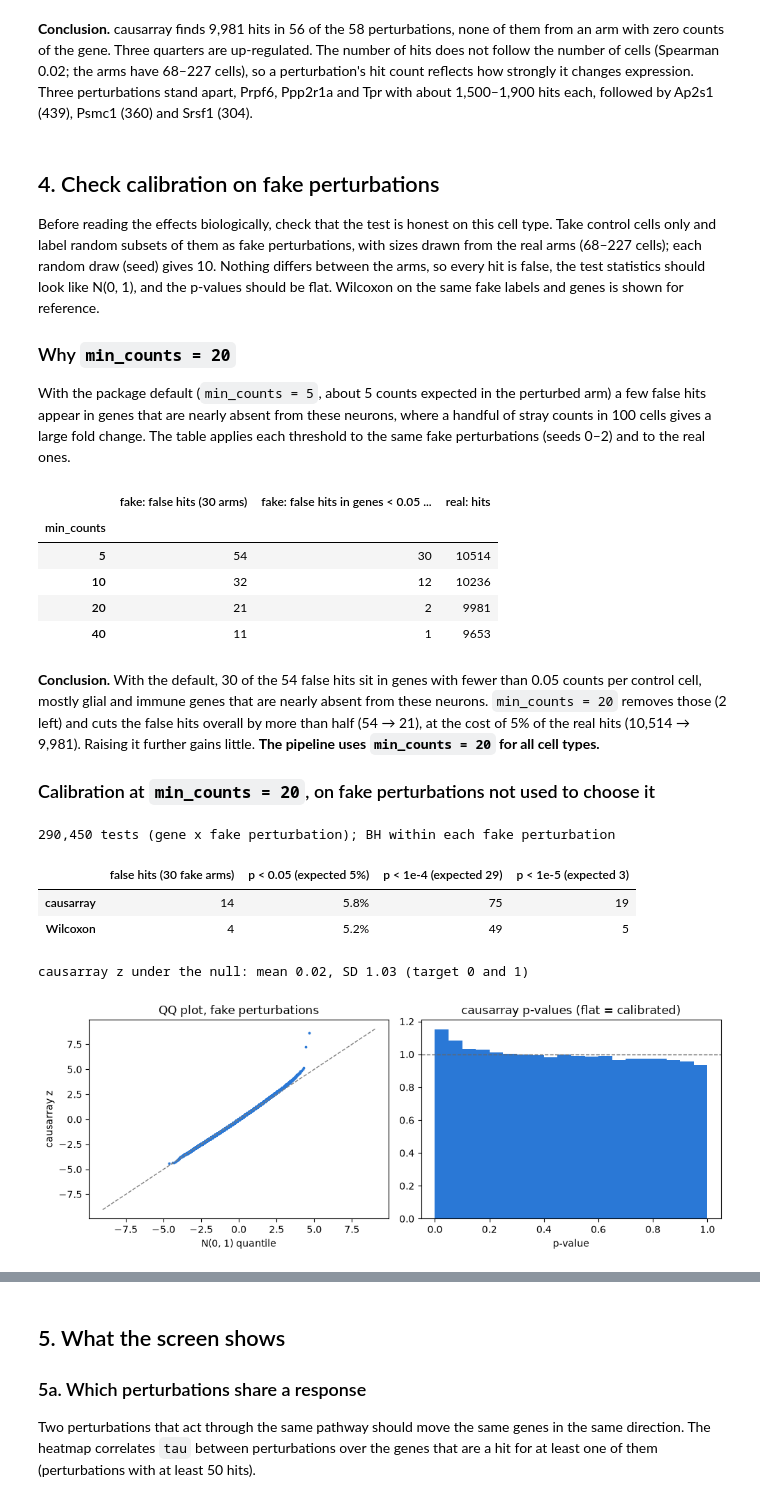
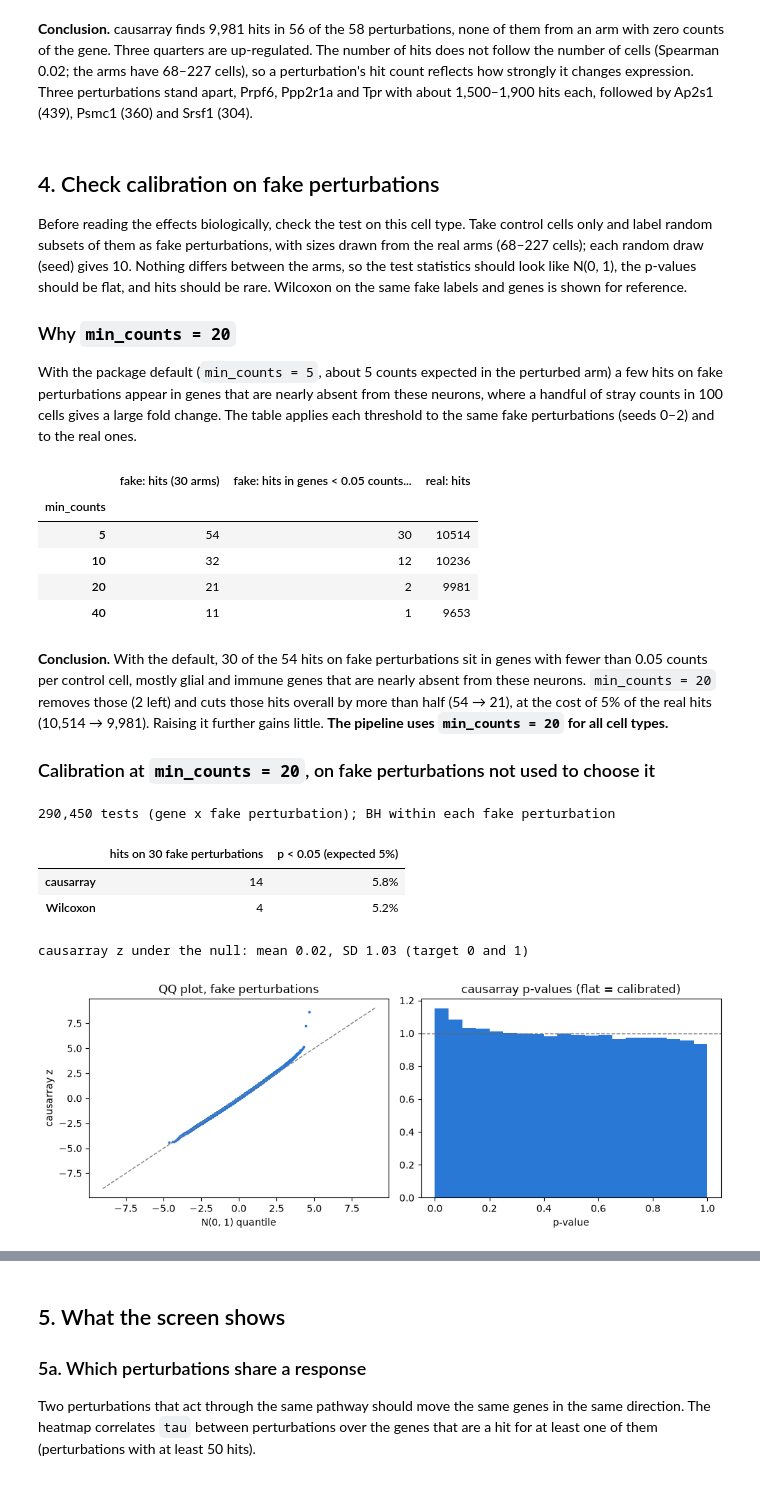
Before and after one commit to JinHongDu-Lab/causarray, a Jupyter notebook: docs/source/tutorial/mouse_brain/L45Glut-py.ipynb, the cells around one changed output, grey strips where cells are left out. Drawn from its saved outputs; the diff is of its cells as text; code cells hidden in the pictures.

```diff
--- a/docs/source/tutorial/mouse_brain/L45Glut-py.ipynb
+++ b/docs/source/tutorial/mouse_brain/L45Glut-py.ipynb
@@ -219,17 +220,17 @@ Spearman correlation of hits with arm size: 0.02
 # %% [markdown]
 ## 4. Check calibration on fake perturbations
 
-Before reading the effects biologically, check that the test is honest on this
-cell type. Take control cells only and label random subsets of them as fake
+Before reading the effects biologically, check the test on this cell type.
+Take control cells only and label random subsets of them as fake
 perturbations, with sizes drawn from the real arms (68–227 cells); each random
-draw (seed) gives 10. Nothing differs between the arms, so every hit is false,
-the test statistics should look like N(0, 1), and the p-values should be flat.
+draw (seed) gives 10. Nothing differs between the arms, so the test statistics
+should look like N(0, 1), the p-values should be flat, and hits should be rare.
 Wilcoxon on the same fake labels and genes is shown for reference.
 
 ### Why `min_counts = 20`
 
 With the package default (`min_counts = 5`, about 5 counts expected in the
-perturbed arm) a few false hits appear in genes that are nearly absent from
+perturbed arm) a few hits on fake perturbations appear in genes that are nearly absent from
 these neurons, where a handful of stray counts in 100 cells gives a large fold
 change. The table applies each threshold to the same
 fake perturbations (seeds 0–2) and to the real ones.
@@ -259,51 +260,48 @@ for mc in (5, 10, 20, 40):
     n, r = apply_min_counts(null5, mc), apply_min_counts(real5, mc)
     fh = n[n['padj'] < Q]
     rows.append({'min_counts': mc,
-                 'fake: false hits (30 arms)': len(fh),
-                 'fake: false hits in genes < 0.05 counts/control cell': int((fh['mean_control'] < 0.05).sum()),
+                 'fake: hits (30 arms)': len(fh),
+                 'fake: hits in genes < 0.05 counts/control cell': int((fh['mean_control'] < 0.05).sum()),
                  'real: hits': int((r['padj'] < Q).sum())})
 display(pd.DataFrame(rows).set_index('min_counts'))
 # %% [output]
-|  | fake: false hits (30 arms) | fake: false hits in genes < 0.05 ... | real: hits |
+|  | fake: hits (30 arms) | fake: hits in genes < 0.05 counts... | real: hits |
 | min_counts |  |  |  |
 | 5 | 54 | 30 | 10514 |
 | 10 | 32 | 12 | 10236 |
 | 20 | 21 | 2 | 9981 |
 | 40 | 11 | 1 | 9653 |
 # %% [markdown]
-**Conclusion.** With the default, 30 of the 54 false hits sit in genes with fewer than 0.05 counts per control cell, mostly glial and immune genes that are nearly absent from these neurons. `min_counts = 20` removes those (2 left) and cuts the false hits overall by more than half (54 → 21), at the cost of 5% of the real hits (10,514 → 9,981). Raising it further gains little. **The pipeline uses `min_counts = 20` for all cell types.**
+**Conclusion.** With the default, 30 of the 54 hits on fake perturbations sit in genes with fewer than 0.05 counts per control cell, mostly glial and immune genes that are nearly absent from these neurons. `min_counts = 20` removes those (2 left) and cuts those hits overall by more than half (54 → 21), at the cost of 5% of the real hits (10,514 → 9,981). Raising it further gains little. **The pipeline uses `min_counts = 20` for all cell types.**
 
 ### Calibration at `min_counts = 20`, on fake perturbations not used to choose it
 # %%
 null20 = load_null([3, 4, 5], f'results/{TAG}')
-n_tests = len(null20)
-print(f'{n_tests:,} tests (gene x fake perturbation); BH within each fake perturbation')
+print(f'{len(null20):,} tests (gene x fake perturbation); BH within each fake perturbation')
 display(pd.DataFrame({
-    method: {'false hits (30 fake arms)': int((null20[padj] < Q).sum()),
-             'p < 0.05 (expected 5%)': f"{(null20[p] < 0.05).mean():.1%}",
-             f'p < 1e-4 (expected {n_tests * 1e-4:.0f})': int((null20[p] < 1e-4).sum()),
-             f'p < 1e-5 (expected {n_tests * 1e-5:.0f})': int((null20[p] < 1e-5).sum())}
+    method: {'hits on 30 fake perturbations': int((null20[padj] < Q).sum()),
+             'p < 0.05 (expected 5%)': f"{(null20[p] < 0.05).mean():.1%}"}
     for method, p, padj in (('causarray', 'pvalue', 'padj'), ('Wilcoxon', 'wilcox_pvalue', 'wilcox_padj'))
 }).T)
 print(f"causarray z under the null: mean {null20['stat'].mean():.2f}, SD {null20['stat'].std():.2f} (target 0 and 1)")
 
 z = np.sort(null20['stat'].to_numpy())
 theo = stats.norm.ppf((np.arange(1, len(z) + 1) - 0.5) / len(z))
 bins = np.linspace(0, 1, 21)
 fig, axes = plt.subplots(1, 2, figsize=(10, 3.8))
 axes[0].scatter(theo, z, s=3, color=BLUE, rasterized=True)
 lim = max(abs(theo).max(), abs(z).max()) * 1.05
 axes[0].plot([-lim, lim], [-lim, lim], color='0.5', lw=1, ls='--')
 axes[0].set_xlabel('N(0, 1) quantile'); axes[0].set_ylabel('causarray z')
 axes[0].set_title('QQ plot, fake perturbations')
 axes[1].hist(null20['pvalue'].dropna(), bins=bins, color=BLUE, density=True)
 axes[1].axhline(1, color='0.4', lw=1, ls='--')
 axes[1].set_xlabel('p-value'); axes[1].set_title('causarray p-values (flat = calibrated)')
 plt.tight_layout(); plt.show()
 # %% [output]
 290,450 tests (gene x fake perturbation); BH within each fake perturbation
-|  | false hits (30 fake arms) | p < 0.05 (expected 5%) | p < 1e-4 (expected 29) | p < 1e-5 (expected 3) |
-| causarray | 14 | 5.8% | 75 | 19 |
-| Wilcoxon | 4 | 5.2% | 49 | 5 |
+|  | hits on 30 fake perturbations | p < 0.05 (expected 5%) |
+| causarray | 14 | 5.8% |
+| Wilcoxon | 4 | 5.2% |
 causarray z under the null: mean 0.02, SD 1.03 (target 0 and 1)
 [figure]
```
Also changed, not shown: parts of 13 cells of this notebook, 1 other file.
